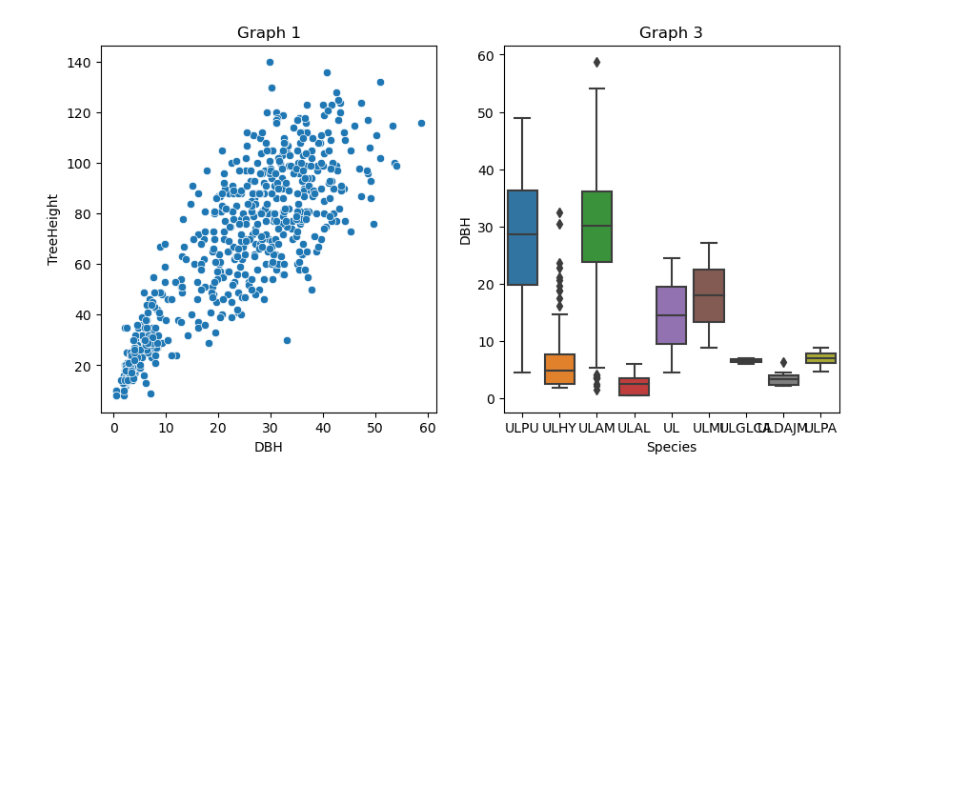
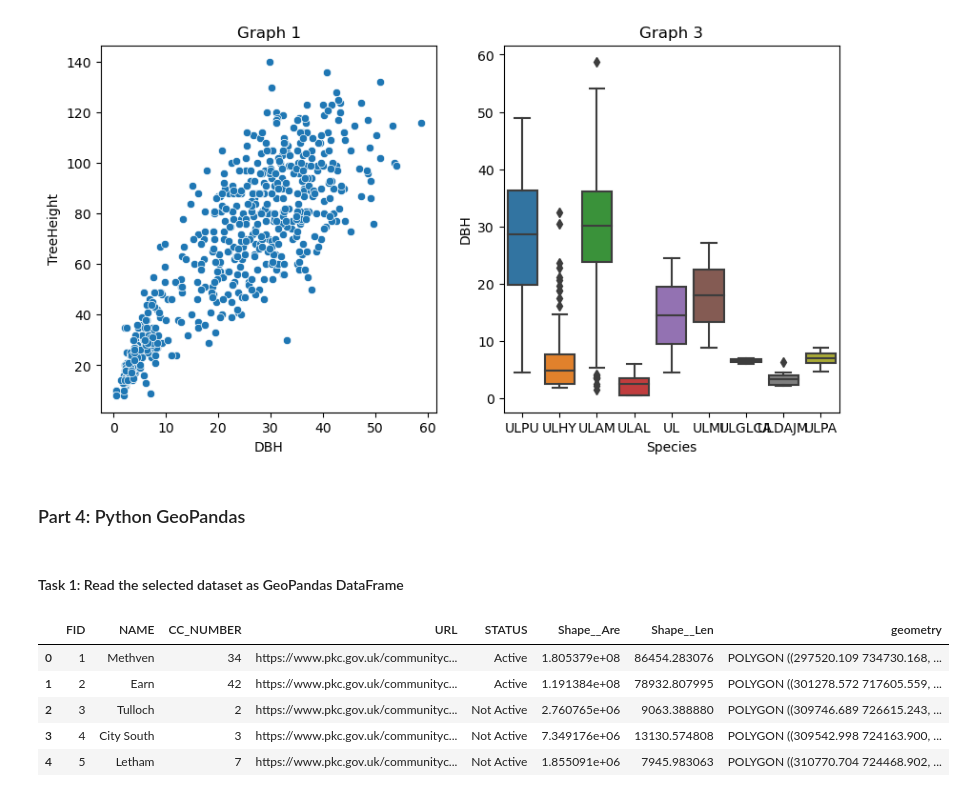
Before and after one commit to SeanH0122/PY4SA23_Assignment, a Jupyter notebook: Assignment No 2 - Sean Healy.ipynb, the cells around one changed output. Drawn from its saved outputs; the diff is of its cells as text; code cells hidden in the pictures; blank space fills up the shorter version.

```diff
--- a/Assignment No 2 - Sean Healy.ipynb
+++ b/Assignment No 2 - Sean Healy.ipynb
@@ -240,3 +239,26 @@ ax2.set_title('Graph 3')
 pyplot.show()
 # %% [output]
 [figure]
+# %% [markdown]
+### Part 4: Python GeoPandas
+# %% [markdown]
+#### Task 1: Read the selected dataset as GeoPandas DataFrame
+# %%
+# Import geopandas
+import geopandas as geopandas
+
+#Define filepath
+community_councils_path = "/Users/seanhealy/Desktop/PY4SA23_Assignment/Assignment_2_Data/Community_Councils/Community_Councils.shp"
+
+#Read file with geopandas
+community_councils = geopandas.read_file(community_councils_path)
+
+#See the data
+community_councils.head()
+# %% [output]
+|  | FID | NAME | CC_NUMBER | URL | STATUS | Shape__Are | Shape__Len | geometry |
+| 0 | 1 | Methven | 34 | https://www.pkc.gov.uk/communityc... | Active | 1.805379e+08 | 86454.283076 | POLYGON ((297520.109 734730.168, ... |
+| 1 | 2 | Earn | 42 | https://www.pkc.gov.uk/communityc... | Active | 1.191384e+08 | 78932.807995 | POLYGON ((301278.572 717605.559, ... |
+| 2 | 3 | Tulloch | 2 | https://www.pkc.gov.uk/communityc... | Not Active | 2.760765e+06 | 9063.388880 | POLYGON ((309746.689 726615.243, ... |
+| 3 | 4 | City South | 3 | https://www.pkc.gov.uk/communityc... | Not Active | 7.349176e+06 | 13130.574808 | POLYGON ((309542.998 724163.900, ... |
+| 4 | 5 | Letham | 7 | https://www.pkc.gov.uk/communityc... | Not Active | 1.855091e+06 | 7945.983063 | POLYGON ((310770.704 724468.902, ... |
```
Also changed, not shown: parts of 19 cells of this notebook, 7 other files.
